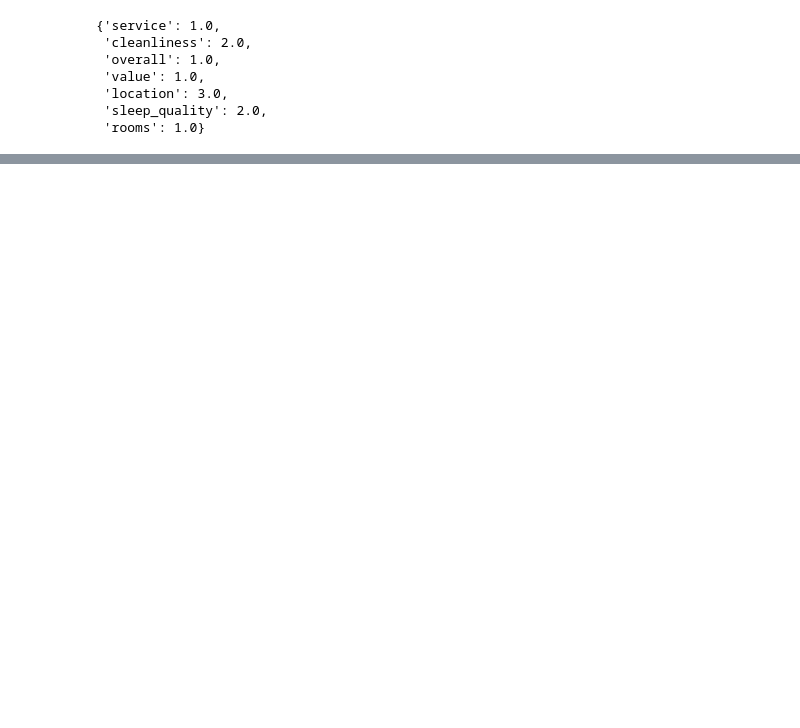
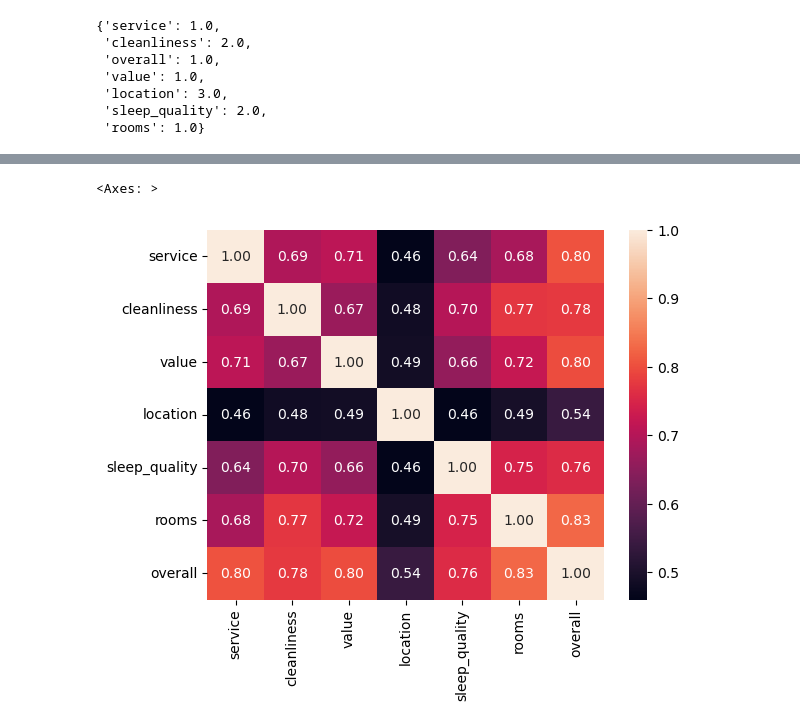
Before and after one commit to ArpanMukhopadhyay/NLP_applied, a Jupyter notebook: assignment2/ANLP_2025_S1_assignment2_a1797378_arpan_version01.ipynb, the cells around one changed output, grey strips where cells are left out. Cells and saved outputs as stored; diff of their text form; code cells hidden in the pictures; blank space fills up the shorter version.

Commit message:
eda and breaking down json

```diff
--- a/assignment2/ANLP_2025_S1_assignment2_a1797378_arpan_version01.ipynb
+++ b/assignment2/ANLP_2025_S1_assignment2_a1797378_arpan_version01.ipynb
@@ -39,7 +40,7 @@ langFilter("hotel_reviews_test.JSON","test")
 # %%
-train = pd.read_json('hotel_review_en_train.JSON', lines=True)
-test = pd.read_json('hotel_review_en_test.JSON', lines=True)
-train.head()
+train_data = pd.read_json('hotel_review_en_train.JSON', lines=True)
+test_data = pd.read_json('hotel_review_en_test.JSON', lines=True)
+train_data.head()
 # %% [output]
 |  | ratings | title | text | author | date_stayed | offering_id | num_helpful_votes | date | id | ... |
 | 0 | {'service': 1.0, 'cleanliness': 2... | “Horrible experience” | First of all we got there and the... | {'username': 'Kh3RD', 'num_review... | September 2012 | 80138 | 0 | 2012-09-19 | 140716137 | ... |
@@ -113,0 +180,6 @@ defaultdict(int,
+# %%
+json_cols = ['ratings']
+
+normalized_cols = pd.json_normalize(train_data['ratings'])
+train_data_new = train_data.join(normalized_cols)
+train_data_new = train_data_new.drop(json_cols, axis=1)
@@ -113,0 +237,3 @@ defaultdict(int,
+# %%
+train_data_new = train_data_new.drop(['business_service_(e_g_internet_access)', 'check_in_front_desk'], axis=1)
+train_data_new.isna().sum()
@@ -113,0 +258,8 @@ defaultdict(int,
+# %%
+import seaborn as sns
+cols = ['service','cleanliness','value','location','sleep_quality','rooms','overall']
+corr = train_data_new[cols].corr(method='pearson')
+sns.heatmap(corr, annot=True, fmt=".2f")
+# %% [output]
+<Axes: >
+[figure, added]
```
Also changed, not shown: parts of 21 cells of this notebook.
